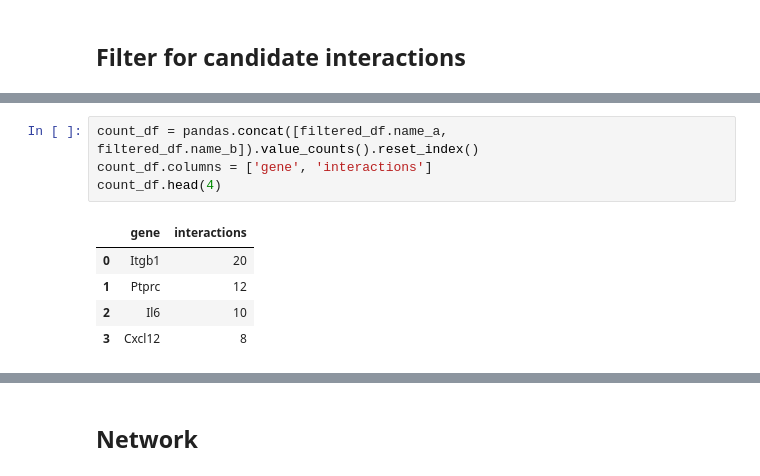
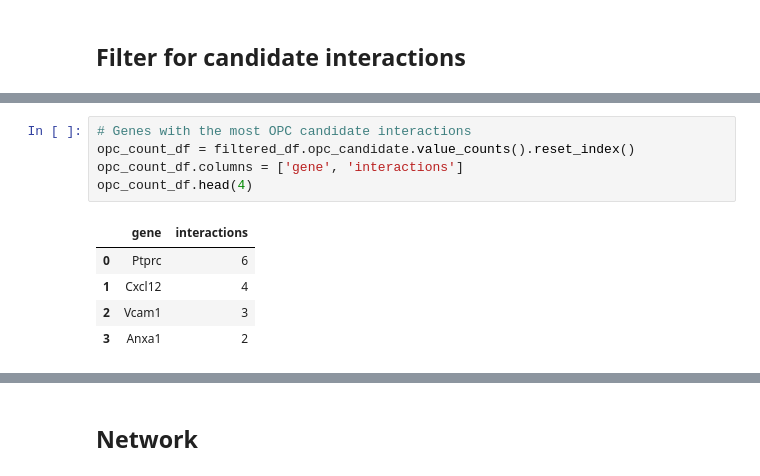
Before and after one commit to dhimmel/opcendo, a Jupyter notebook: interaction.ipynb, the cells around one changed output, grey strips where cells are left out. Cells and saved outputs as stored; diff of their text form.

```diff
--- a/interaction.ipynb
+++ b/interaction.ipynb
@@ -125,10 +162,11 @@ filtered_df.head(2)
-# %%
-count_df = pandas.concat([filtered_df.name_a, filtered_df.name_b]).value_counts().reset_index()
-count_df.columns = ['gene', 'interactions']
-count_df.head(4)
-# %% [output]
-|  | gene | interactions |
-| 0 | Itgb1 | 20 |
-| 1 | Ptprc | 12 |
-| 2 | Il6 | 10 |
-| 3 | Cxcl12 | 8 |
+# %%
+# Genes with the most OPC candidate interactions
+opc_count_df = filtered_df.opc_candidate.value_counts().reset_index()
+opc_count_df.columns = ['gene', 'interactions']
+opc_count_df.head(4)
+# %% [output]
+|  | gene | interactions |
+| 0 | Ptprc | 6 |
+| 1 | Cxcl12 | 4 |
+| 2 | Vcam1 | 3 |
+| 3 | Anxa1 | 2 |
```
Also changed, not shown: parts of 26 cells of this notebook, 2 other files.
